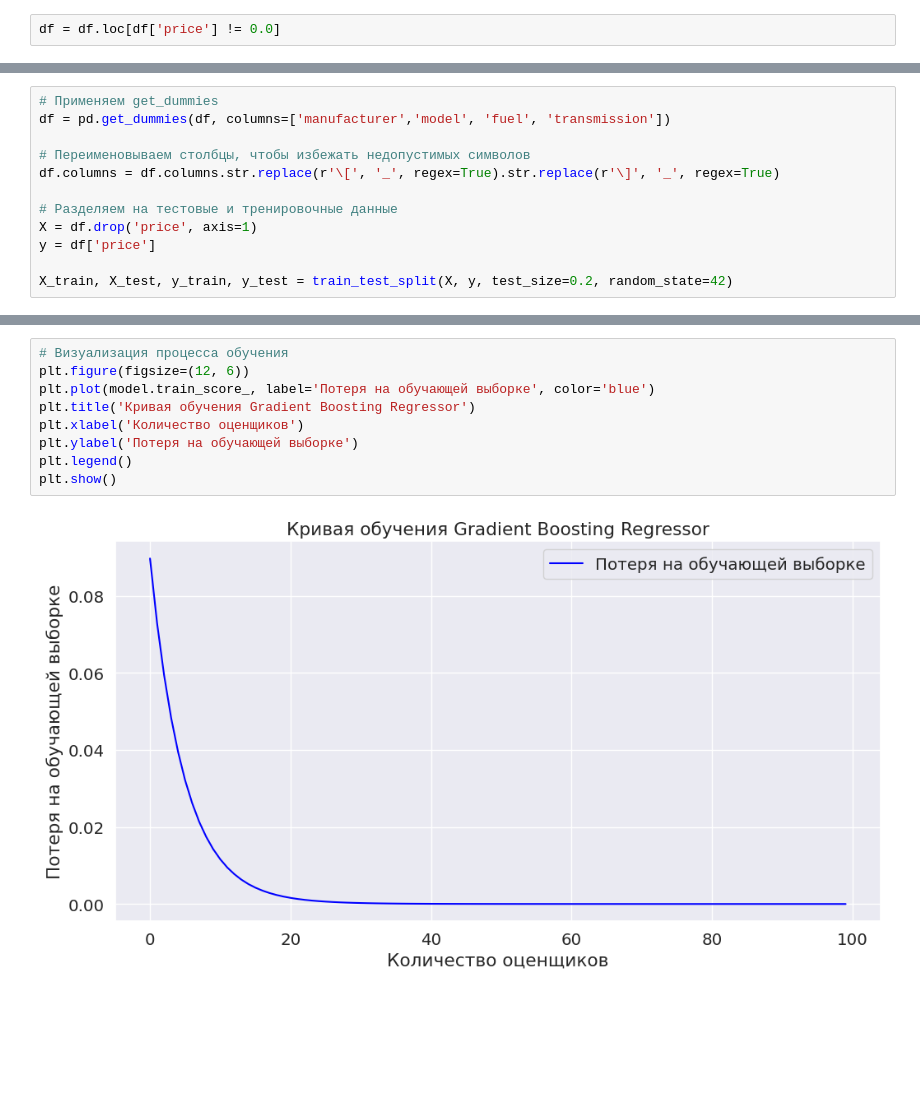
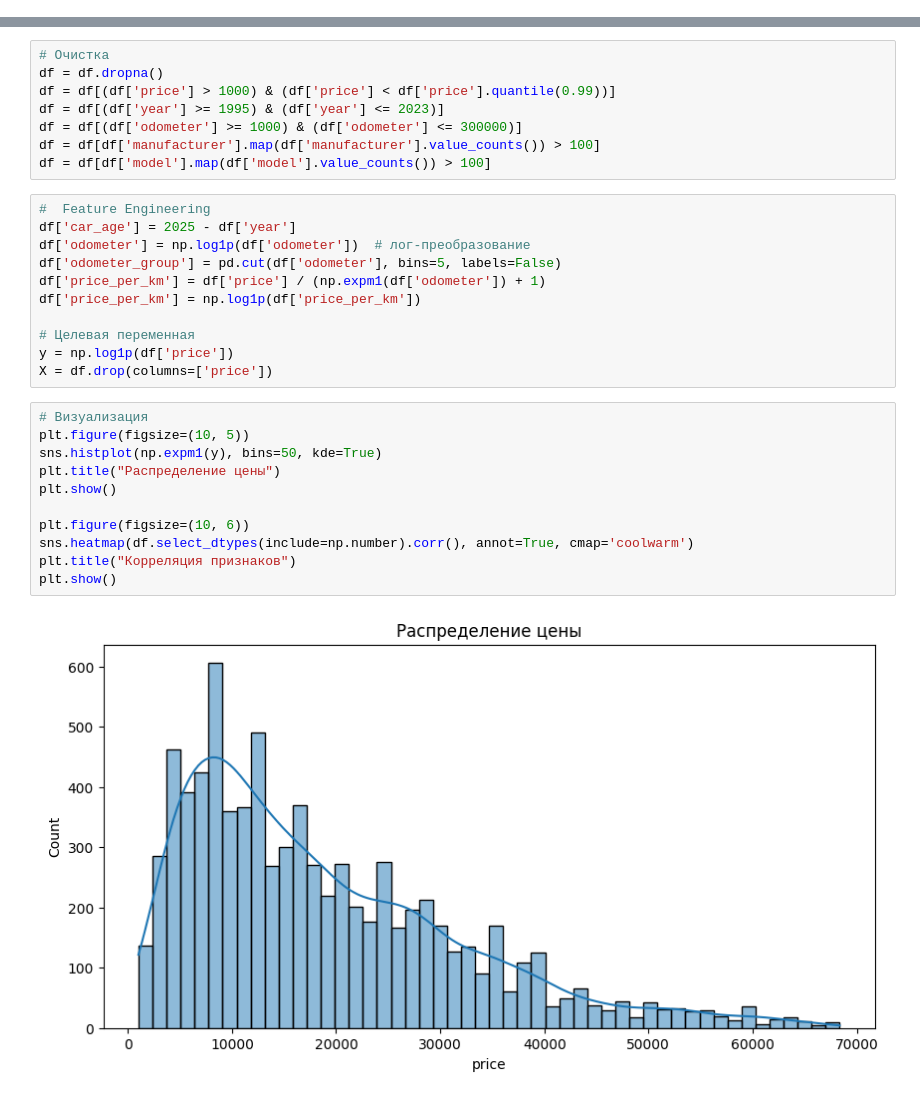
Before and after one commit to Kot71nsk/Car_Price, a Jupyter notebook: car_price.ipynb, the cells around one changed output, grey strips where cells are left out. Saved outputs shown, nothing was run; the diff lists cells and outputs as text; blank space fills up the shorter version.

```diff
--- a/car_price.ipynb
+++ b/car_price.ipynb
@@ -90,2 +23,0 @@ plt.show()
-# %%
-df = df.loc[df['price'] != 0.0]
@@ -128,12 +23,0 @@ plt.show()
-# %%
-# Применяем get_dummies
-df = pd.get_dummies(df, columns=['manufacturer','model', 'fuel', 'transmission'])
-
-# Переименовываем столбцы, чтобы избежать недопустимых символов
-df.columns = df.columns.str.replace(r'\[', '_', regex=True).str.replace(r'\]', '_', regex=True)
-
-# Разделяем на тестовые и тренировочные данные
-X = df.drop('price', axis=1)
-y = df['price']
-
-X_train, X_test, y_train, y_test = train_test_split(X, y, test_size=0.2, random_state=42)
@@ -166,11 +24,32 @@ MSE: 0.00
-# %%
-# Визуализация процесса обучения
-plt.figure(figsize=(12, 6))
-plt.plot(model.train_score_, label='Потеря на обучающей выборке', color='blue')
-plt.title('Кривая обучения Gradient Boosting Regressor')
-plt.xlabel('Количество оценщиков')
-plt.ylabel('Потеря на обучающей выборке')
-plt.legend()
-plt.show()
-# %% [output]
-[figure, removed]
+# %%
+# Очистка
+df = df.dropna()
+df = df[(df['price'] > 1000) & (df['price'] < df['price'].quantile(0.99))]
+df = df[(df['year'] >= 1995) & (df['year'] <= 2023)]
+df = df[(df['odometer'] >= 1000) & (df['odometer'] <= 300000)]
+df = df[df['manufacturer'].map(df['manufacturer'].value_counts()) > 100]
+df = df[df['model'].map(df['model'].value_counts()) > 100]
+# %%
+#  Feature Engineering
+df['car_age'] = 2025 - df['year']
+df['odometer'] = np.log1p(df['odometer'])  # лог-преобразование
+df['odometer_group'] = pd.cut(df['odometer'], bins=5, labels=False)
+df['price_per_km'] = df['price'] / (np.expm1(df['odometer']) + 1)
+df['price_per_km'] = np.log1p(df['price_per_km'])
+
+# Целевая переменная
+y = np.log1p(df['price'])
+X = df.drop(columns=['price'])
+# %%
+# Визуализация
+plt.figure(figsize=(10, 5))
+sns.histplot(np.expm1(y), bins=50, kde=True)
+plt.title("Распределение цены")
+plt.show()
+
+plt.figure(figsize=(10, 6))
+sns.heatmap(df.select_dtypes(include=np.number).corr(), annot=True, cmap='coolwarm')
+plt.title("Корреляция признаков")
+plt.show()
+# %% [output]
+[figure, added]
```
Also changed, not shown: parts of 23 cells of this notebook.
